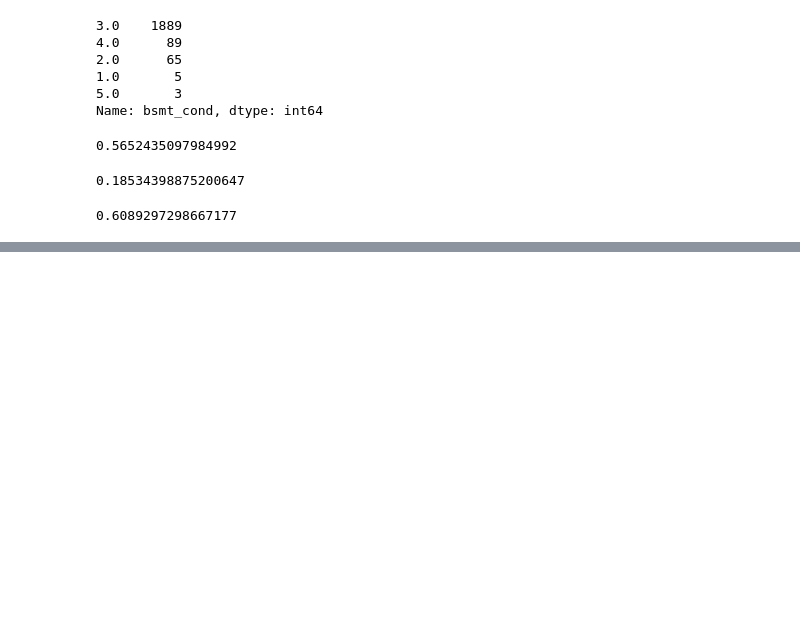
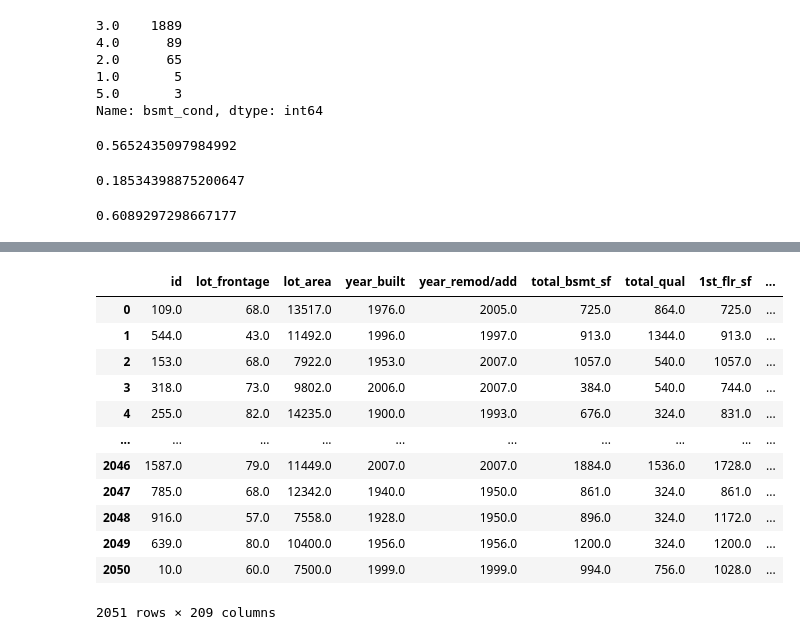
Before and after one commit to robbherndon/Ames-Housing, a Jupyter notebook: Untitled Folder/Notebook for pre-processing.ipynb, the cells around one changed output, grey strips where cells are left out. Drawn from its saved outputs; the diff is of its cells as text; code cells hidden in the pictures; blank space fills up the shorter version.

```diff
--- a/Untitled Folder/Notebook for pre-processing.ipynb
+++ b/Untitled Folder/Notebook for pre-processing.ipynb
@@ -61,0 +172,2 @@ sns.heatmap(corr, cmap='coolwarm', vmin=-1, vmax=1, annot=True, mask=mask);
+# %%
+X_test = test[features]
@@ -61,0 +186,3 @@ sns.heatmap(corr, cmap='coolwarm', vmin=-1, vmax=1, annot=True, mask=mask);
+# %%
+# Create X_poly for train
+X_poly = poly.transform(X_train)
@@ -61,0 +213,18 @@ sns.heatmap(corr, cmap='coolwarm', vmin=-1, vmax=1, annot=True, mask=mask);
+# %%
+# Create poly_train Dataframe
+poly_train = pd.DataFrame(X_poly, columns=poly.get_feature_names(features))
+poly_train
+# %% [output]
+|  | id | lot_frontage | lot_area | year_built | year_remod/add | total_bsmt_sf | total_qual | 1st_flr_sf | ... |
+| 0 | 109.0 | 68.0 | 13517.0 | 1976.0 | 2005.0 | 725.0 | 864.0 | 725.0 | ... |
+| 1 | 544.0 | 43.0 | 11492.0 | 1996.0 | 1997.0 | 913.0 | 1344.0 | 913.0 | ... |
+| 2 | 153.0 | 68.0 | 7922.0 | 1953.0 | 2007.0 | 1057.0 | 540.0 | 1057.0 | ... |
+| 3 | 318.0 | 73.0 | 9802.0 | 2006.0 | 2007.0 | 384.0 | 540.0 | 744.0 | ... |
+| 4 | 255.0 | 82.0 | 14235.0 | 1900.0 | 1993.0 | 676.0 | 324.0 | 831.0 | ... |
+| ... | ... | ... | ... | ... | ... | ... | ... | ... | ... |
+| 2046 | 1587.0 | 79.0 | 11449.0 | 2007.0 | 2007.0 | 1884.0 | 1536.0 | 1728.0 | ... |
+| 2047 | 785.0 | 68.0 | 12342.0 | 1940.0 | 1950.0 | 861.0 | 324.0 | 861.0 | ... |
+| 2048 | 916.0 | 57.0 | 7558.0 | 1928.0 | 1950.0 | 896.0 | 324.0 | 1172.0 | ... |
+| 2049 | 639.0 | 80.0 | 10400.0 | 1956.0 | 1956.0 | 1200.0 | 324.0 | 1200.0 | ... |
+| 2050 | 10.0 | 60.0 | 7500.0 | 1999.0 | 1999.0 | 994.0 | 756.0 | 1028.0 | ... |
+2051 rows × 209 columns
```
Also changed, not shown: parts of 26 cells of this notebook, 5 other files.
